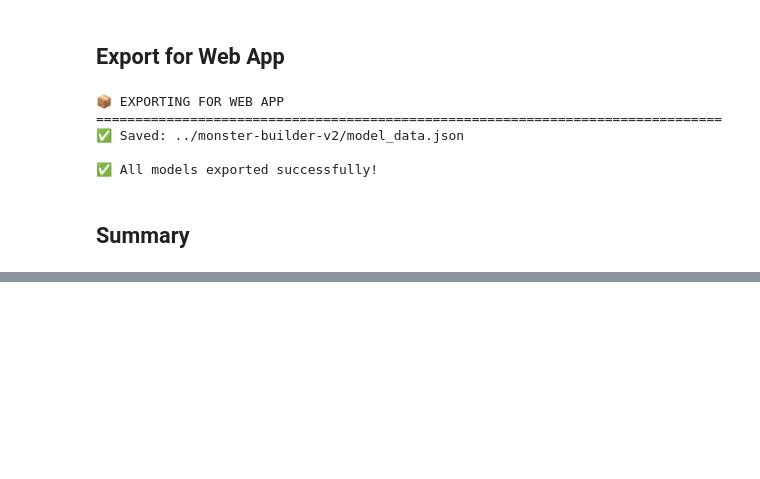
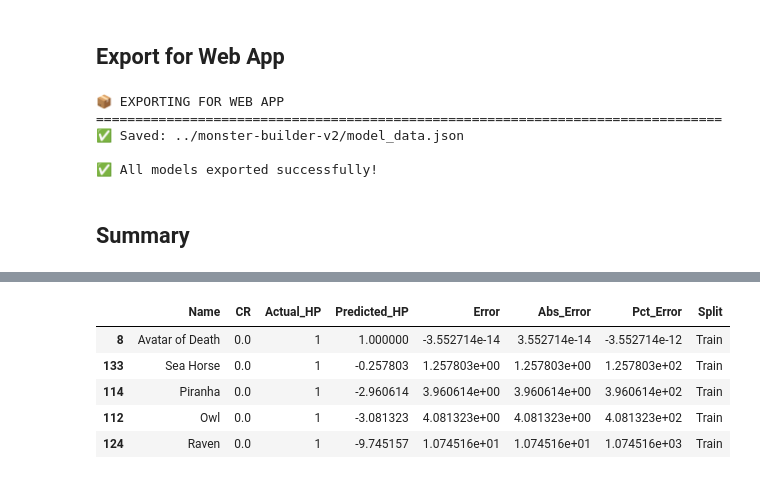
Before and after one commit to conorbarryhoke/matrix_v0, a Jupyter notebook: notebooks/three_tier_hp_model.ipynb, the cells around one changed output, grey strips where cells are left out. Cells and saved outputs as stored; diff of their text form; code cells hidden in the pictures; blank space fills up the shorter version.

```diff
--- a/notebooks/three_tier_hp_model.ipynb
+++ b/notebooks/three_tier_hp_model.ipynb
@@ -1805,0 +2140,9 @@ display(export_data[['Name', 'cr_numeric', 'actual_hp', 'predicted_hp', 'hp_delt
+# %%
+analysis_low.sort_values('Actual_HP').head()
+# %% [output]
+|  | Name | CR | Actual_HP | Predicted_HP | Error | Abs_Error | Pct_Error | Split |
+| 8 | Avatar of Death | 0.0 | 1 | 1.000000 | -3.552714e-14 | 3.552714e-14 | -3.552714e-12 | Train |
+| 133 | Sea Horse | 0.0 | 1 | -0.257803 | 1.257803e+00 | 1.257803e+00 | 1.257803e+02 | Train |
+| 114 | Piranha | 0.0 | 1 | -2.960614 | 3.960614e+00 | 3.960614e+00 | 3.960614e+02 | Train |
+| 112 | Owl | 0.0 | 1 | -3.081323 | 4.081323e+00 | 4.081323e+00 | 4.081323e+02 | Train |
+| 124 | Raven | 0.0 | 1 | -9.745157 | 1.074516e+01 | 1.074516e+01 | 1.074516e+03 | Train |
```
Also changed, not shown: parts of 25 cells of this notebook, 13 other files.
